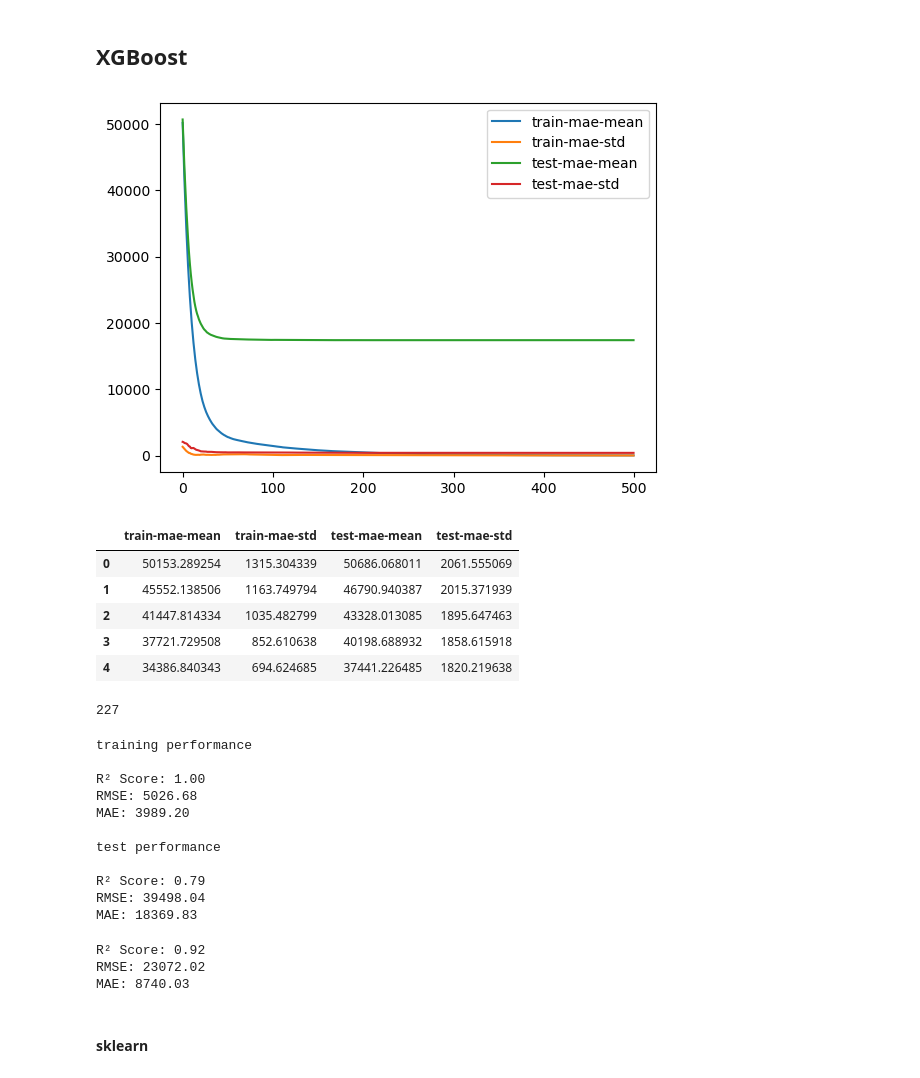
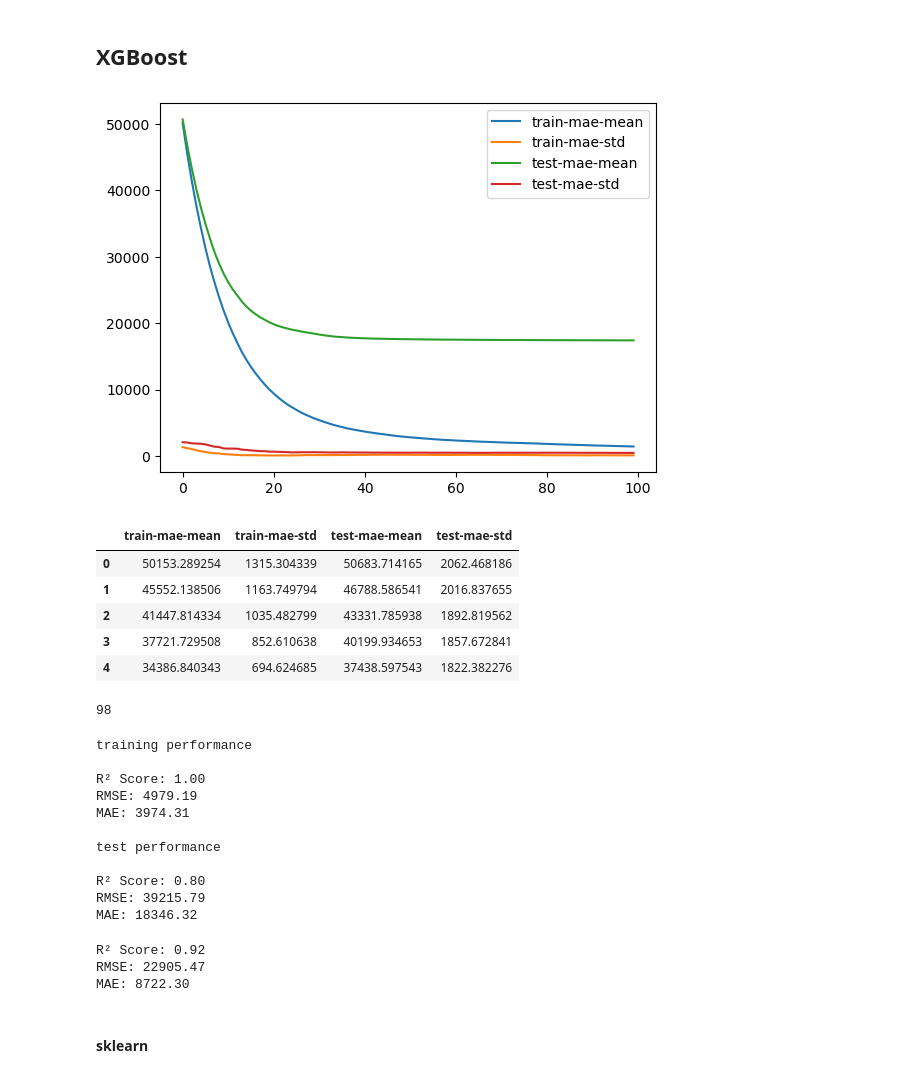
Before and after one commit to kangyetian/housing, a Jupyter notebook: trial2.ipynb, the cells around one changed output. Saved outputs shown, nothing was run; the diff lists cells and outputs as text; code cells hidden in the pictures.

```diff
--- a/trial2.ipynb
+++ b/trial2.ipynb
@@ -193,7 +237,9 @@ def encode_ordinal_features(train, test, ordinal_map, ord_columns):
     # order the ordinal columns
     ordered_categories=list(map(lambda x: ordinal_map[x], ord_columns))
     # Encode ordinal
-    ord_encoder = OrdinalEncoder(categories = ordered_categories, handle_unknown='use_encoded_value', unknown_value=np.nan).fit(train[ord_columns])
+    ord_encoder = OrdinalEncoder(categories = ordered_categories,
+                                 handle_unknown='use_encoded_value',
+                                 unknown_value=np.nan).fit(train[ord_columns])
     train[ord_columns] = ord_encoder.transform(train[ord_columns])
     test[ord_columns] = ord_encoder.transform(test[ord_columns])
     return train, test
@@ -211,2 +261,3 @@ def encode_categorical_features(train, test, cat_columns):
 # %%
-train_features, test, cat_encoder = encode_categorical_features(train_features, test, cat_columns)
+train_features, test, cat_encoder = encode_categorical_features(train_features,
+                                                                test, cat_columns)
@@ -733,0 +837,8 @@ MAE: 27166.53
+# %%
+from sklearn.svm import SVR # very bad results..
+svr = SVR(kernel='rbf')
+svr.fit(X_train, y_train)
+y_pred_train = svr.predict(X_train)
+y_pred_test = svr.predict(X_test)
+
+(r2_train,rmse_train,mae_train), (r2_test,rmse_test,mae_test) = performance_both(y_train, y_pred_train, y_test, y_pred_test)
@@ -824,24 +977,24 @@ num_round = 500 # How many trees?
 # %%
 # cross validation for num tree
-cvres = xgb.cv(param, train_dm, 500)
+cvres = xgb.cv(param, train_dm, 100)
 cvres.plot()
 plt.show()
 # %% [output]
-[figure, old version]
+[figure, new version]
 # %%
 cvres.head()
 # %% [output]
 |  | train-mae-mean | train-mae-std | test-mae-mean | test-mae-std |
-| 0 | 50153.289254 | 1315.304339 | 50686.068011 | 2061.555069 |
-| 1 | 45552.138506 | 1163.749794 | 46790.940387 | 2015.371939 |
-| 2 | 41447.814334 | 1035.482799 | 43328.013085 | 1895.647463 |
-| 3 | 37721.729508 | 852.610638 | 40198.688932 | 1858.615918 |
-| 4 | 34386.840343 | 694.624685 | 37441.226485 | 1820.219638 |
+| 0 | 50153.289254 | 1315.304339 | 50683.714165 | 2062.468186 |
+| 1 | 45552.138506 | 1163.749794 | 46788.586541 | 2016.837655 |
+| 2 | 41447.814334 | 1035.482799 | 43331.785938 | 1892.819562 |
+| 3 | 37721.729508 | 852.610638 | 40199.934653 | 1857.672841 |
+| 4 | 34386.840343 | 694.624685 | 37438.597543 | 1822.382276 |
 # %%
 best_rounds = np.argmin(cvres['test-mae-mean'])
 best_rounds
 # %% [output]
-227
+98
 # %%
 xgbreg= xgb.train(param, train_dm, 50)
 y_preds_xgbreg_train = xgbreg.predict(train_dm)
@@ -851,22 +1004,22 @@ y_preds_xgbreg = xgbreg.predict(test_dm)
 training performance
 
 R² Score: 1.00
-RMSE: 5026.68
-MAE: 3989.20
+RMSE: 4979.19
+MAE: 3974.31
 
 test performance
 
-R² Score: 0.79
-RMSE: 39498.04
-MAE: 18369.83
+R² Score: 0.80
+RMSE: 39215.79
+MAE: 18346.32
 # %%
 all_dm=xgb.DMatrix(X.values, y)
 xgbreg.predict(all_dm)
 r2,rmse,mae = performance(y,y_pred=xgbreg.predict(all_dm))
 # %% [output]
 R² Score: 0.92
-RMSE: 23072.02
-MAE: 8740.03
+RMSE: 22905.47
+MAE: 8722.30
 # %% [markdown]
 #### sklearn
 # %%
```
Also changed, not shown: parts of 61 cells of this notebook.
